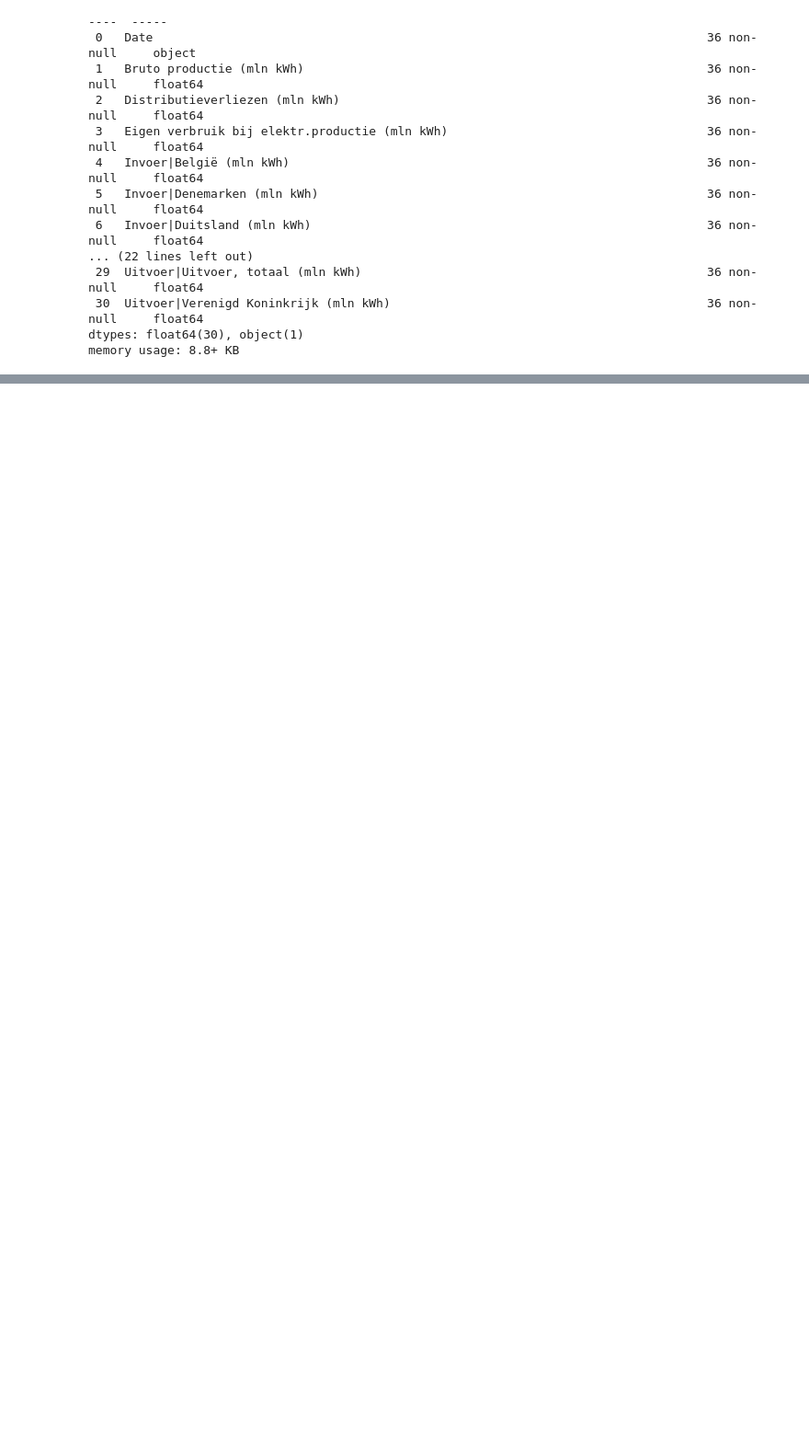
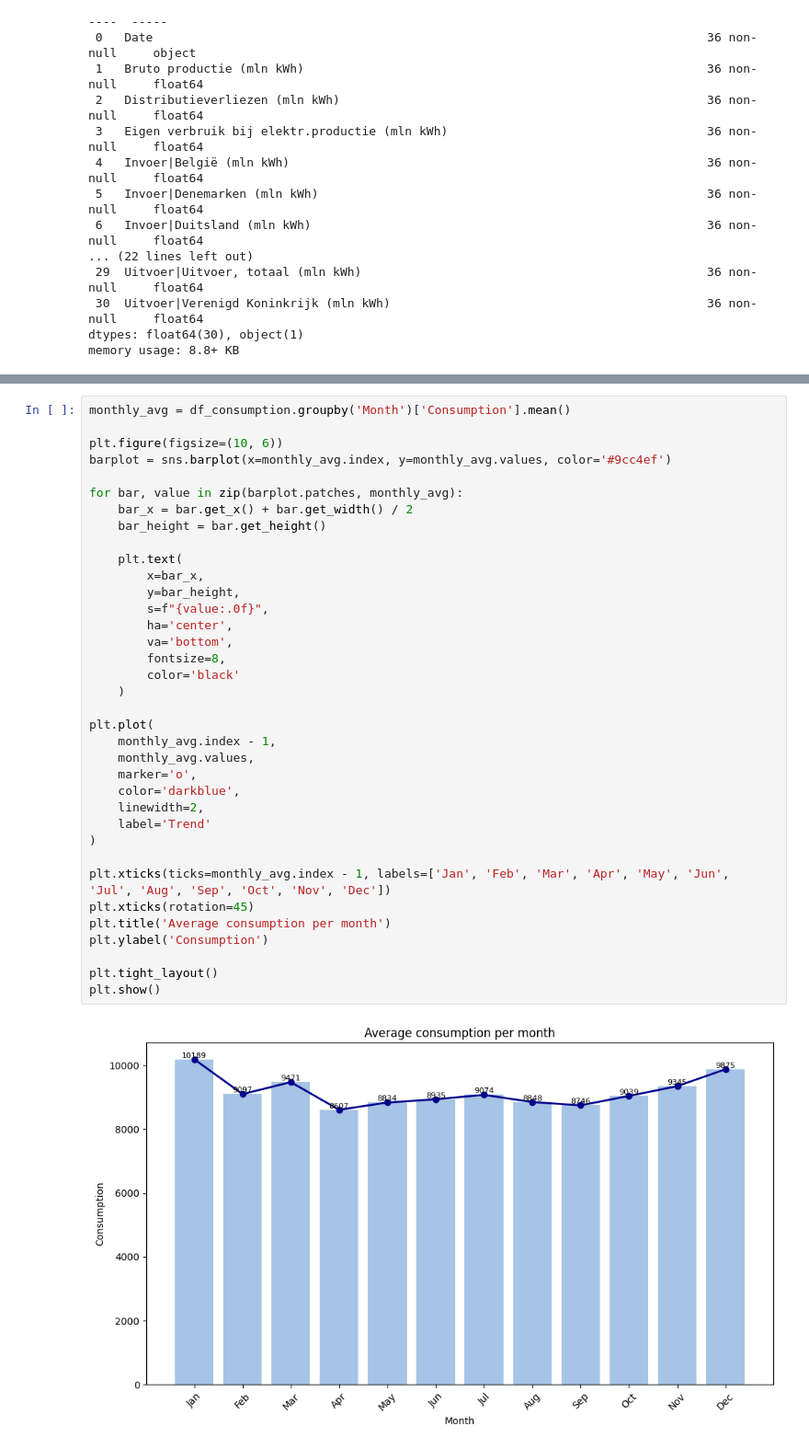
Before and after one commit to estherw66/EnergieOpwek, a Jupyter notebook: eda/ConsumptionData.ipynb, the cells around one changed output, grey strips where cells are left out. Shown: that part at 92% size. Saved outputs shown, nothing was run; the diff lists cells and outputs as text; blank space fills up the shorter version.

```diff
--- a/eda/ConsumptionData.ipynb
+++ b/eda/ConsumptionData.ipynb
@@ -52,0 +109,38 @@ memory usage: 8.8+ KB
+# %%
+monthly_avg = df_consumption.groupby('Month')['Consumption'].mean()
+
+plt.figure(figsize=(10, 6))
+barplot = sns.barplot(x=monthly_avg.index, y=monthly_avg.values, color='#9cc4ef')
+
+for bar, value in zip(barplot.patches, monthly_avg):
+    bar_x = bar.get_x() + bar.get_width() / 2
+    bar_height = bar.get_height()
+
+    plt.text(
+        x=bar_x,
+        y=bar_height,
+        s=f"{value:.0f}",
+        ha='center',
+        va='bottom',
+        fontsize=8,
+        color='black'
+    )
+
+plt.plot(
+    monthly_avg.index - 1,
+    monthly_avg.values,
+    marker='o',
+    color='darkblue',
+    linewidth=2,
+    label='Trend'
+)
+
+plt.xticks(ticks=monthly_avg.index - 1, labels=['Jan', 'Feb', 'Mar', 'Apr', 'May', 'Jun', 'Jul', 'Aug', 'Sep', 'Oct', 'Nov', 'Dec'])
+plt.xticks(rotation=45)
+plt.title('Average consumption per month')
+plt.ylabel('Consumption')
+
+plt.tight_layout()
+plt.show()
+# %% [output]
+[figure, added]
```
Also changed, not shown: parts of 19 cells of this notebook, 1 other file.
